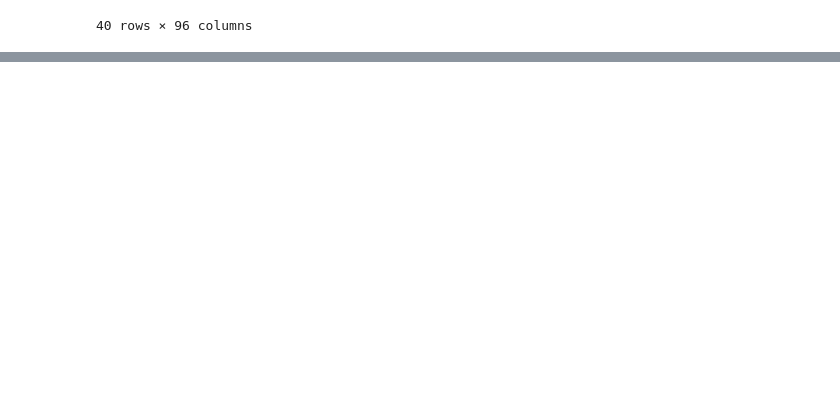
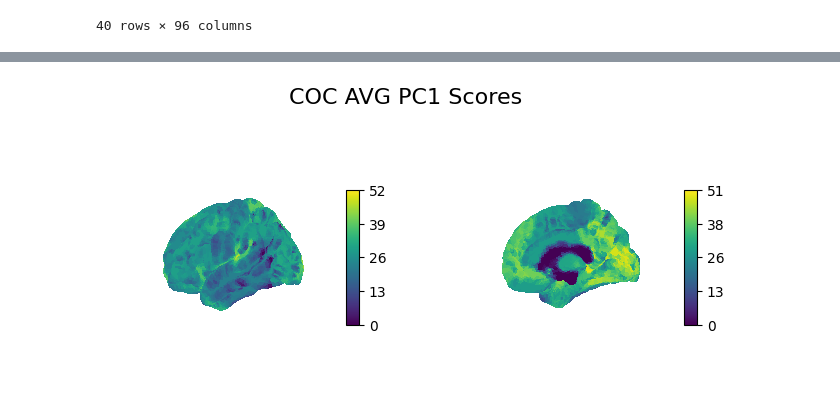
Before and after one commit to LuisA00/ResearchElective_Maastricht2023, a Jupyter notebook: Validating_RM_Fit.ipynb, the cells around one changed output, grey strips where cells are left out. Saved outputs shown, nothing was run; the diff lists cells and outputs as text; code cells hidden in the pictures; blank space fills up the shorter version.

```diff
--- a/Validating_RM_Fit.ipynb
+++ b/Validating_RM_Fit.ipynb
@@ -664,0 +753,5 @@ PLAGM_PC1_RM_scores_df.head(40)
+# %%
+# Dropping participant from table.
+
+COCGM_PC1_RM_scores_df.drop(coc_participants_to_filter, inplace=True)
+PLAGM_PC1_RM_scores_df.drop(pla_participants_to_filter, inplace=True)
@@ -664,0 +802,41 @@ PLAGM_PC1_RM_scores_df.head(40)
+# %%
+# Make zero matrix (to get the shape right) ... then run for loop and sum all matrices.
+zero_matrix_avg = nl.image.get_data(COCGM_RM_avg_vols[0]).shape
+zero_matrix_std = nl.image.get_data(COCGM_RM_std_vols[0]).shape
+
+COC_RM_avg_fit_vis = np.zeros((zero_matrix_avg))
+COC_RM_std_fit_vis = np.zeros((zero_matrix_std))
+
+# Run loop for times (number of rois). Each iteration get matrix with PC1 scores for that roi
+# And add it to the "COC_AA_COC1_avg_fit_vis."
+for x in range(len(rm_labels)):
+    current_roi_avg_scores = nl.image.get_data(COCGM_RM_avg_vols[x])
+    current_roi_std_scores = nl.image.get_data(COCGM_RM_std_vols[x])
+
+    COC_RM_avg_fit_vis = COC_RM_avg_fit_vis + current_roi_avg_scores
+    COC_RM_std_fit_vis = COC_RM_std_fit_vis + current_roi_std_scores
+
+COC_RM_avg_fit_vis = nl.image.new_img_like(rm_maps, COC_RM_avg_fit_vis)
+COC_RM_std_fit_vis = nl.image.new_img_like(rm_maps, COC_RM_std_fit_vis)
+
+# Save vol file as ...
+COC_RM_avg_fit_vis.to_filename("RM_AveragePC1Scores_COC.nii.gz")
+COC_RM_std_fit_vis.to_filename("RM_StdPC1Scores_COC.nii.gz")
+# %%
+fsaverage = datasets.fetch_surf_fsaverage()
+
+texture_pial_right = surface.vol_to_surf(COC_RM_avg_fit_vis.slicer[:, :, :, 0], fsaverage.pial_right, n_samples=10, interpolation="nearest")
+texture_pial_left = surface.vol_to_surf(COC_RM_avg_fit_vis.slicer[:, :, :, 0], fsaverage.pial_left, n_samples=10, interpolation="nearest")
+
+fig, (axs1, axs2) = plt.subplots(1, 2, figsize=(8, 3.5), sharex=True, sharey=True, subplot_kw={"projection": "3d"})
+fig.suptitle("COC AVG PC1 Scores", fontsize=16)
+axs1.xaxis.set_tick_params(labelbottom=False, bottom=False)
+axs1.yaxis.set_tick_params(labelleft=False, left=False)
+axs2.xaxis.set_tick_params(labelbottom=False, bottom=False)
+axs2.yaxis.set_tick_params(labelleft=False, left=False)
+
+plotting.plot_surf(fsaverage.pial_left, texture_pial_left, colorbar=True, cmap='viridis', axes=axs1)
+plotting.plot_surf(fsaverage.pial_right, texture_pial_right, colorbar=True, cmap='viridis', axes=axs2)
+plt.show()
+# %% [output]
+[figure, added]
```
Also changed, not shown: parts of 26 cells of this notebook, 1 other file.
